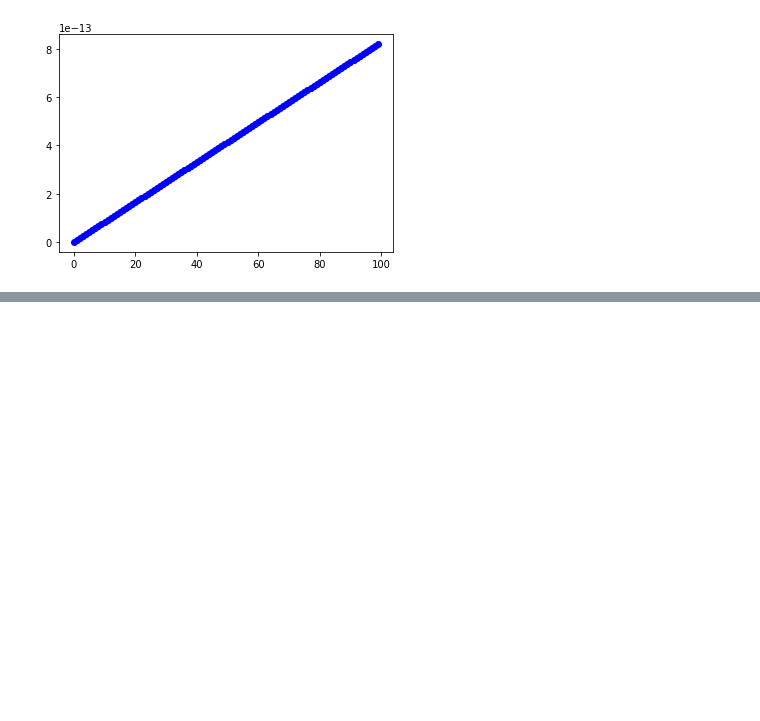
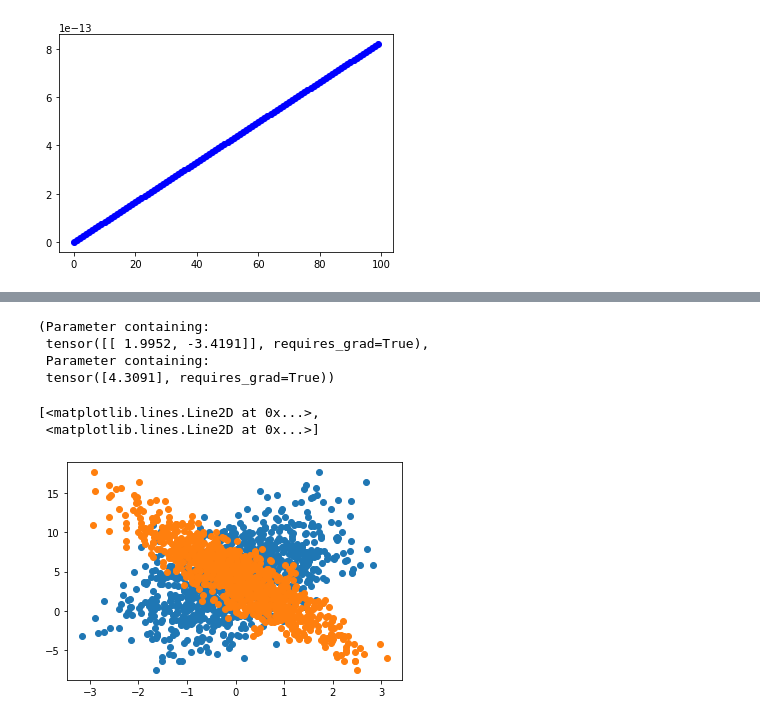
Before and after one commit to fanbyprinciple/d2l-fanbyprinciple, a Jupyter notebook: ch3_linear_neural_equations/ch3.2 Implementing linear networks from scratch.ipynb, the cells around one changed output, grey strips where cells are left out. Cells and saved outputs as stored; diff of their text form; code cells hidden in the pictures; blank space fills up the shorter version.

```diff
--- a/ch3_linear_neural_equations/ch3.2 Implementing linear networks from scratch.ipynb
+++ b/ch3_linear_neural_equations/ch3.2 Implementing linear networks from scratch.ipynb
@@ -318,0 +391,8 @@ w =
+# %%
+def make_dataset(size=1000, true_weight=torch.tensor([2, -3.4]), true_bias=4.2):
+    X = torch.normal(0,1, (size, len(true_weight)))
+    y = torch.matmul(X,true_weight) + true_bias
+    # now we add for noise, mean =0, standard deviation = 0.1
+    y += torch.normal(0,0.1, y.shape)
+    return X, y.reshape(-1,1) # this work same as unsqueeze
+features, labels = make_dataset(true_weight=true_weight, true_bias=4.2)
@@ -318,0 +424,4 @@ w =
+# %%
+from torch import nn
+
+net = nn.Sequential(nn.Linear(2,1))
@@ -318,0 +464,13 @@ w =
+# %%
+net[0].weight, net[0].bias
+# %% [output]
+(Parameter containing:
+ tensor([[ 1.9952, -3.4191]], requires_grad=True),
+ Parameter containing:
+ tensor([4.3091], requires_grad=True))
+# %%
+plt.plot(features.detach(), net(features).detach(), 'o')
+# %% [output]
+[<matplotlib.lines.Line2D at 0x...>,
+ <matplotlib.lines.Line2D at 0x...>]
+[figure, added]
```
Also changed, not shown: parts of 43 cells of this notebook, 3 other files.
